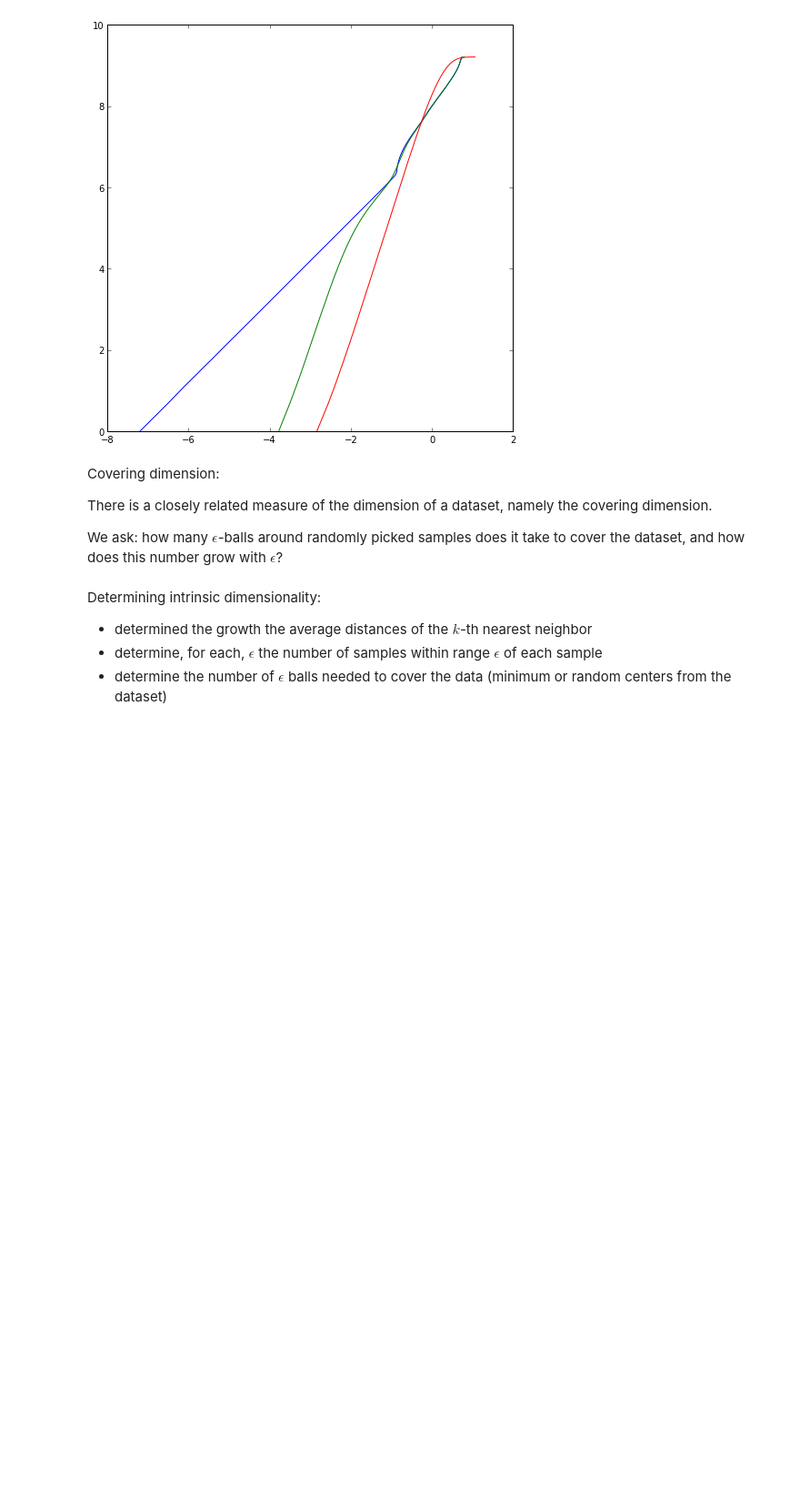
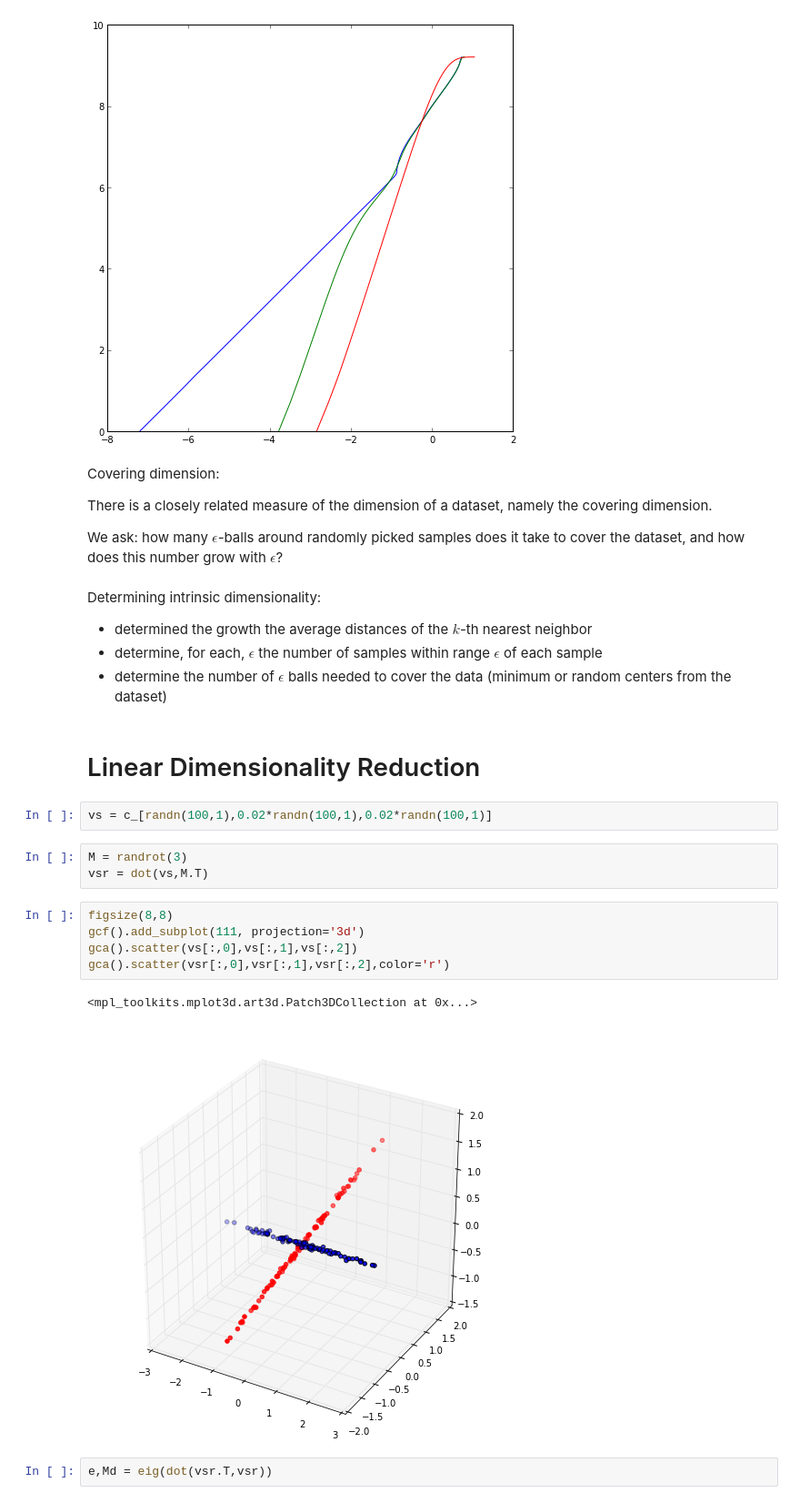
Before and after one commit to tmbdev-teaching/teaching-mmir, a Jupyter notebook: 62-dist-hidim.ipynb, the cells around one changed output. Shown at 91% size. Cells and saved outputs as stored; diff of their text form; blank space fills up the shorter version.

```diff
--- a/62-dist-hidim.ipynb
+++ b/62-dist-hidim.ipynb
@@ -160,3 +163,20 @@ Determining intrinsic dimensionality:
 - determined the growth the average distances of the $k$-th nearest neighbor
 - determine, for each, $\epsilon$ the number of samples within range $\epsilon$ of each sample
 - determine the number of $\epsilon$ balls needed to cover the data (minimum or random centers from the dataset)
+# %% [markdown]
+# Linear Dimensionality Reduction
+# %%
+vs = c_[randn(100,1),0.02*randn(100,1),0.02*randn(100,1)]
+# %%
+M = randrot(3)
+vsr = dot(vs,M.T)
+# %%
+figsize(8,8)
+gcf().add_subplot(111, projection='3d')
+gca().scatter(vs[:,0],vs[:,1],vs[:,2])
+gca().scatter(vsr[:,0],vsr[:,1],vsr[:,2],color='r')
+# %% [output]
+<mpl_toolkits.mplot3d.art3d.Patch3DCollection at 0x...>
+[figure, added]
+# %%
+e,Md = eig(dot(vsr.T,vsr))
```
Also changed, not shown: parts of 16 cells of this notebook, 2 other files.
